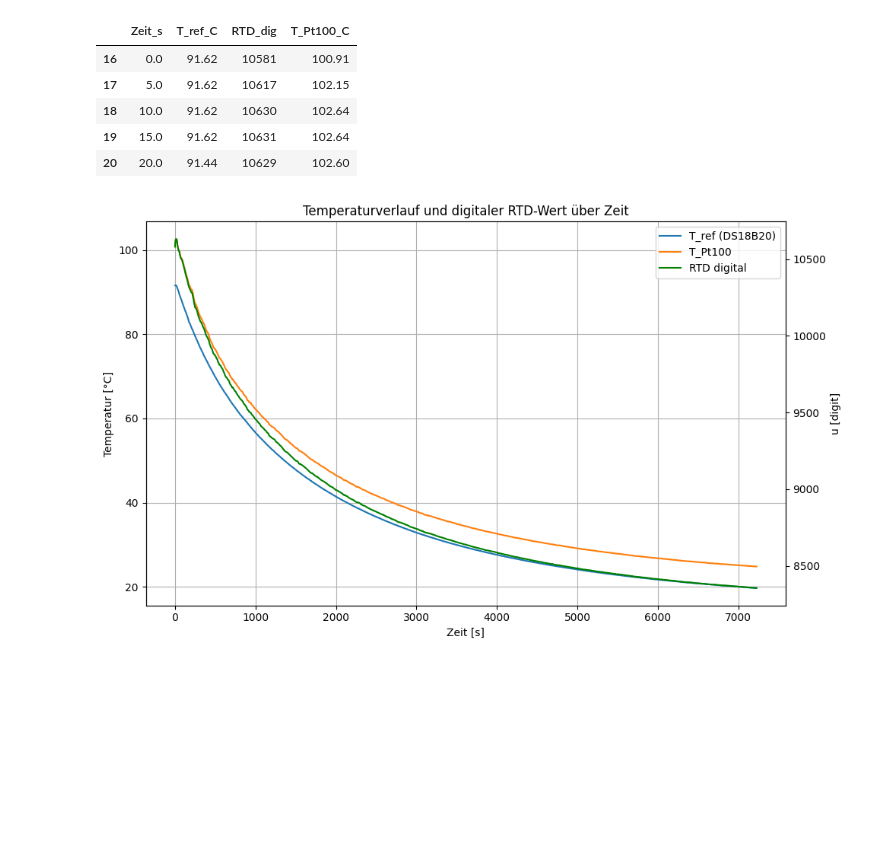
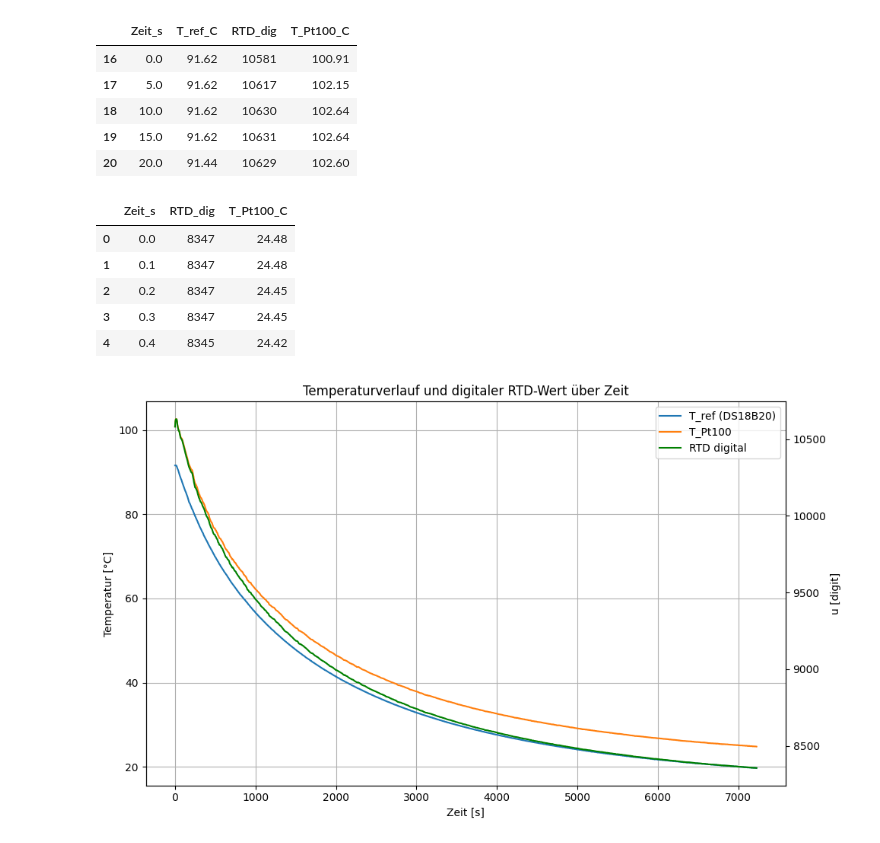
Before and after one commit to anh-lxn/studium, a Jupyter notebook: MAT1/src/Praktikum_MK/plot_data.ipynb, the cells around one changed output. Drawn from its saved outputs; the diff is of its cells as text; code cells hidden in the pictures; blank space fills up the shorter version.

```diff
--- a/MAT1/src/Praktikum_MK/plot_data_1.ipynb
+++ b/MAT1/src/Praktikum_MK/plot_data.ipynb
@@ -13,4 +19,18 @@ df.head()
 | 18 | 10.0 | 91.62 | 10630 | 102.64 |
 | 19 | 15.0 | 91.62 | 10631 | 102.64 |
 | 20 | 20.0 | 91.44 | 10629 | 102.60 |
+# %%
+df2 = pd.read_csv("messung2.csv")
+t2 = df2["Zeit_s"]
+dig2 = df2["RTD_dig"]
+T_Pt100_2 = df2["T_Pt100_C"]
+
+df2.head()
+# %% [output]
+|  | Zeit_s | RTD_dig | T_Pt100_C |
+| 0 | 0.0 | 8347 | 24.48 |
+| 1 | 0.1 | 8347 | 24.48 |
+| 2 | 0.2 | 8347 | 24.45 |
+| 3 | 0.3 | 8347 | 24.45 |
+| 4 | 0.4 | 8345 | 24.42 |
 # %%
```
Also changed, not shown: parts of 4 cells of this notebook.
